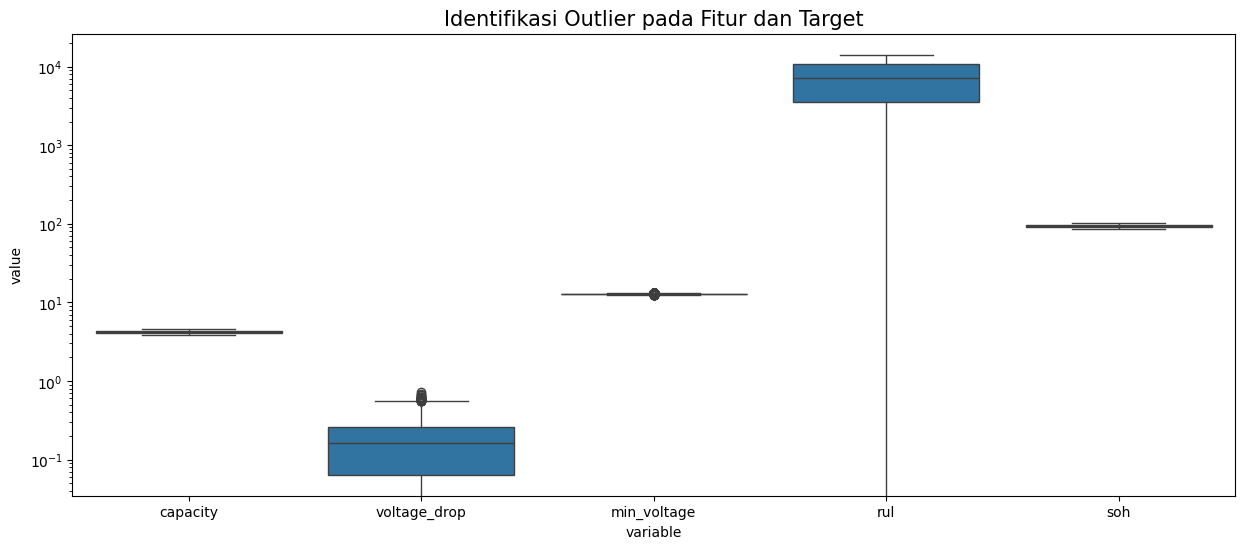
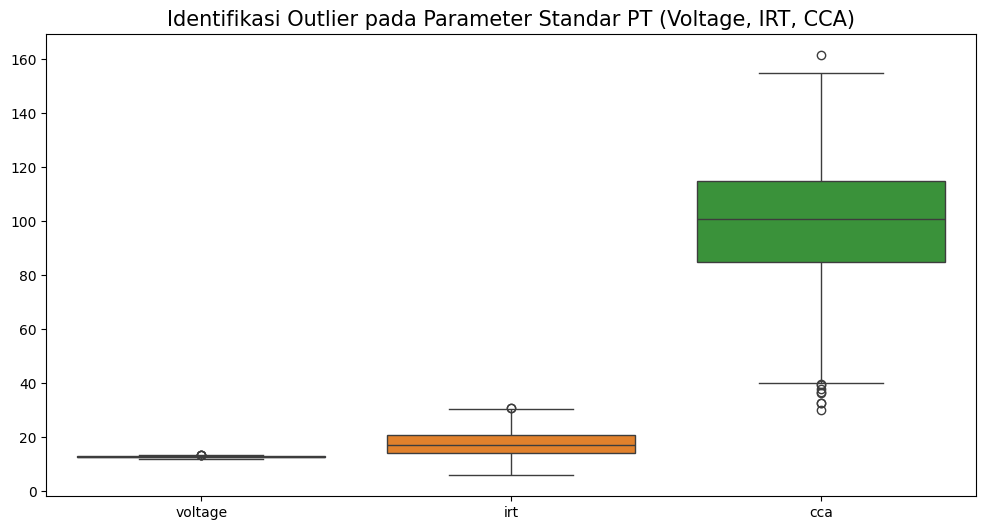
The change to this notebook cell's code, shown as a diff; its figure went from the first image to the second:
--- before
+++ after
@@ -1,7 +1,5 @@
-# Visualisasi Outlier dengan Box Plot
-plt.figure(figsize=(15, 6))
-df_melted = df.melt(value_vars=features + targets)
-sns.boxplot(data=df_melted, x='variable', y='value')
-plt.title('Identifikasi Outlier pada Fitur dan Target', fontsize=15)
-plt.yscale('log') # Menggunakan skala log karena rentang nilai yang sangat berbeda
+# Visualisasi Outlier dengan Box Plot (Parameter Baru)
+plt.figure(figsize=(12, 6))
+sns.boxplot(data=df[features])
+plt.title('Identifikasi Outlier pada Parameter Standar PT (Voltage, IRT, CCA)', fontsize=15)
 plt.show()

Commit: Udpate UI